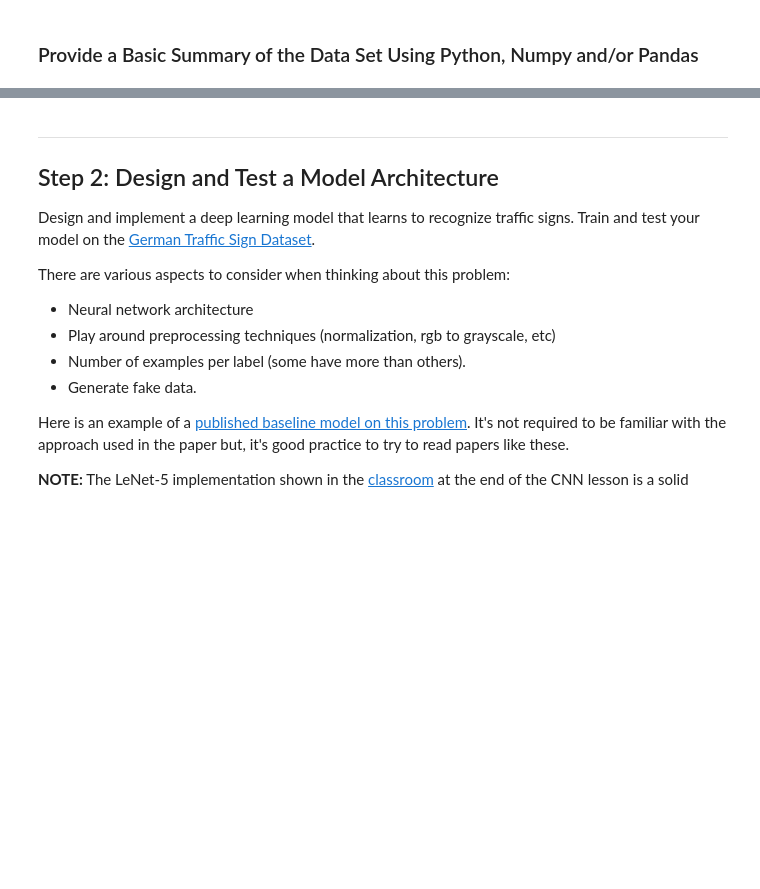
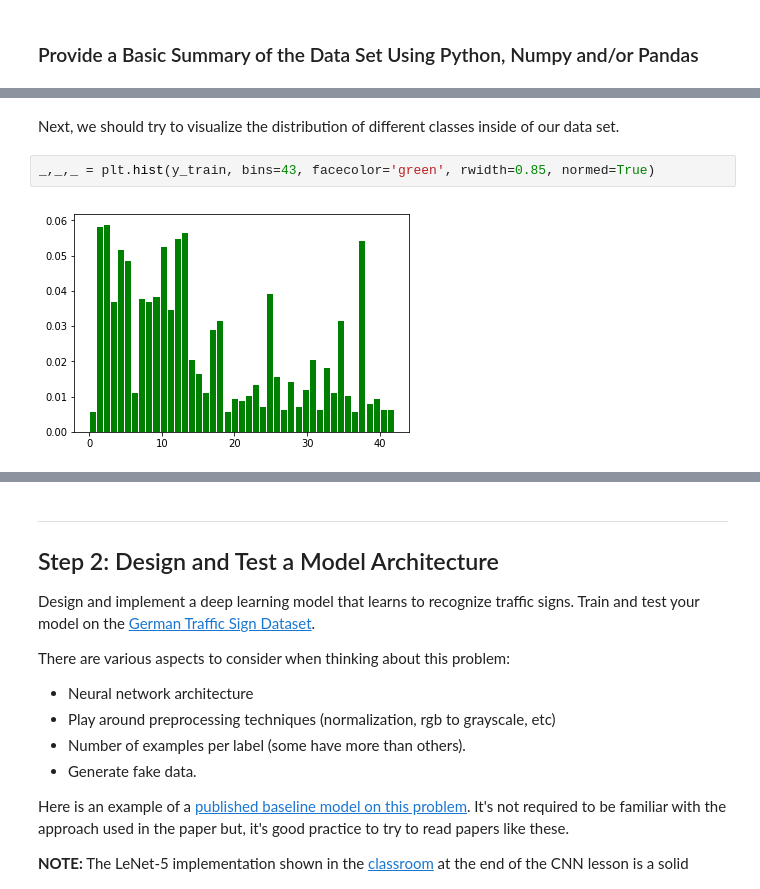
Before and after one commit to mahuna13/Traffic-Sign-Classifier, a Jupyter notebook: Traffic_Sign_Classifier.ipynb, the cells around one changed output, grey strips where cells are left out. Saved outputs shown, nothing was run; the diff lists cells and outputs as text; blank space fills up the shorter version.

```diff
--- a/Traffic_Sign_Classifier.ipynb
+++ b/Traffic_Sign_Classifier.ipynb
@@ -106,0 +129,6 @@ print(y_train[index])
+# %% [markdown]
+Next, we should try to visualize the distribution of different classes inside of our data set.
+# %%
+_,_,_ = plt.hist(y_train, bins=43, facecolor='green', rwidth=0.85, normed=True)
+# %% [output]
+[figure, added]
```
Also changed, not shown: parts of 39 cells of this notebook.
